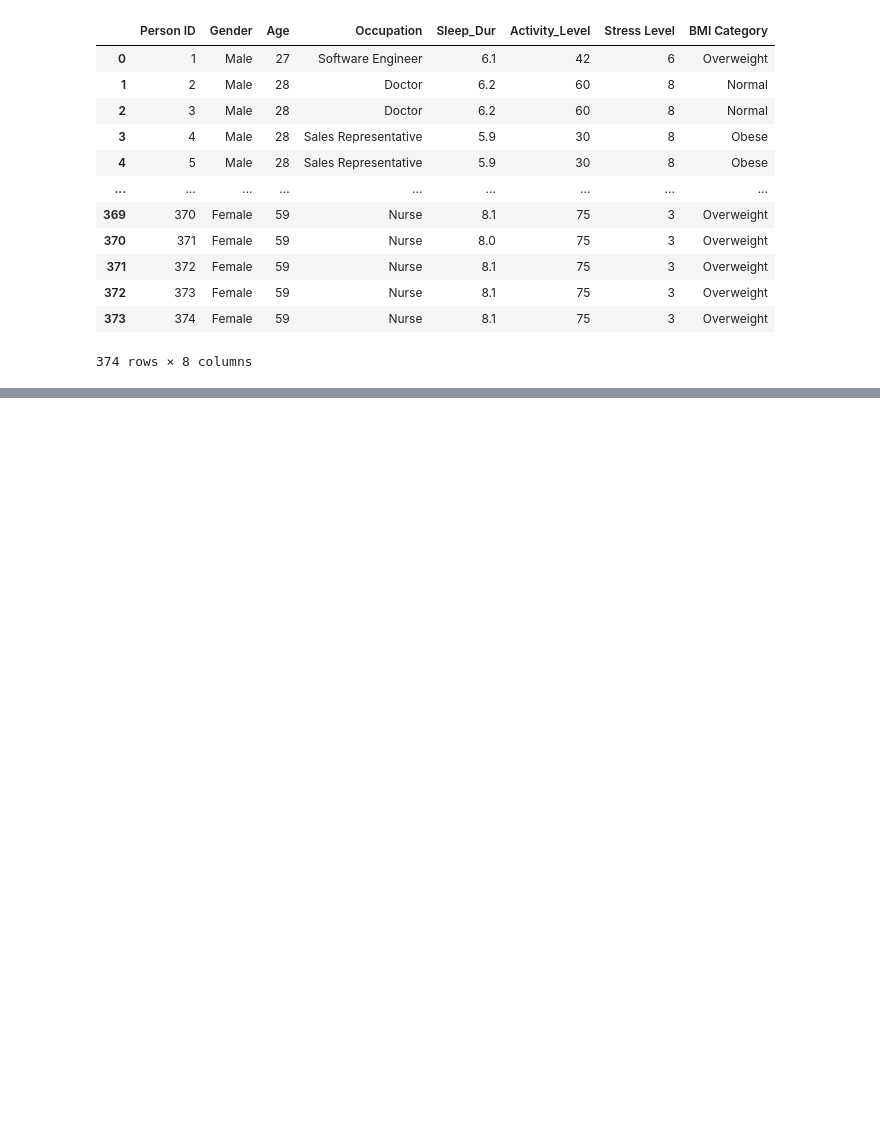
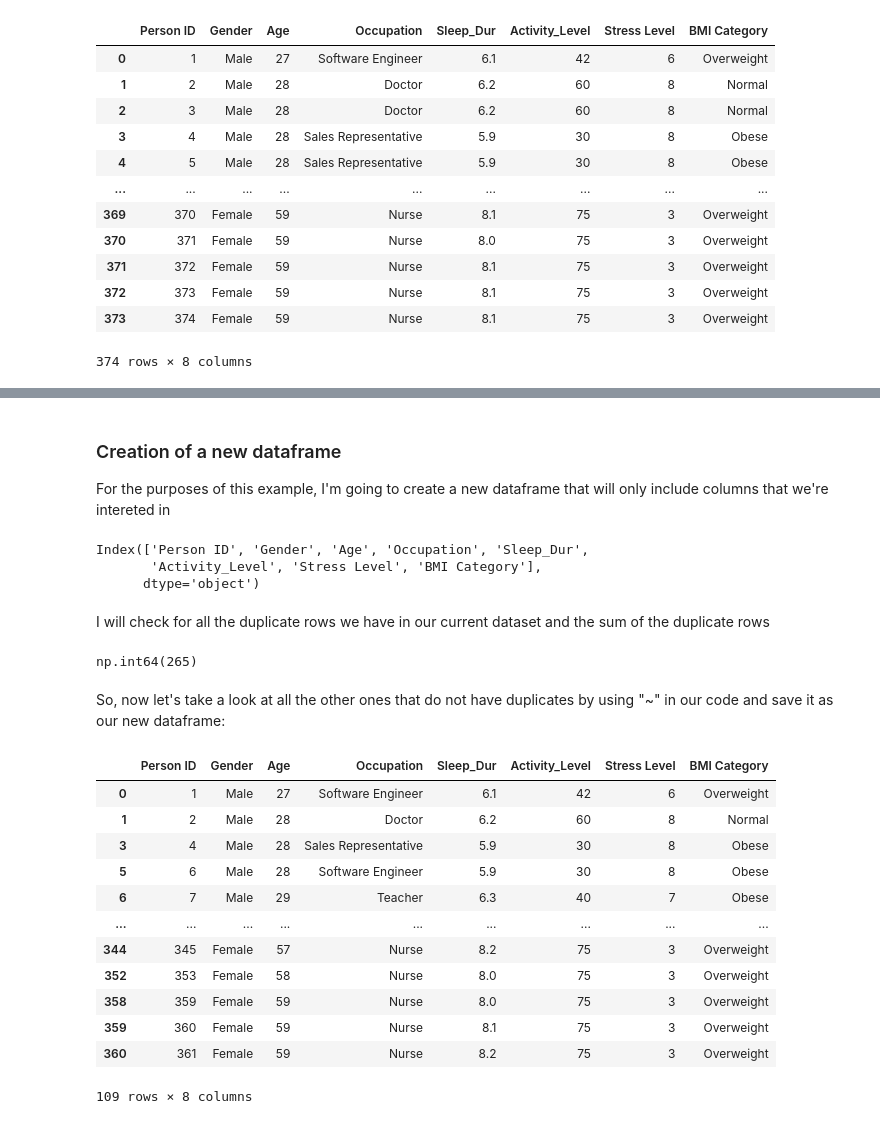
Before and after one commit to borisgeorgievv-dotcom/Exploratory-Data-Analysis-with-Pandas-Python, a Jupyter notebook: Sleep_Lifestyle_Dataset_from_Kaggle.ipynb, the cells around one changed output, grey strips where cells are left out. Saved outputs shown, nothing was run; the diff lists cells and outputs as text; code cells hidden in the pictures; blank space fills up the shorter version.

```diff
--- a/Sleep_Lifestyle_Dataset_from_Kaggle.ipynb
+++ b/Sleep_Lifestyle_Dataset_from_Kaggle.ipynb
@@ -105,0 +139,34 @@ sl_data_short
+# %% [markdown]
+### Creation of a new dataframe
+For the purposes of this example, I'm going to create a new dataframe that will only include columns that we're intereted in
+# %%
+sl_data_short.columns
+# %% [output]
+Index(['Person ID', 'Gender', 'Age', 'Occupation', 'Sleep_Dur',
+       'Activity_Level', 'Stress Level', 'BMI Category'],
+      dtype='object')
+# %% [markdown]
+I will check for all the duplicate rows we have in our current dataset and the sum of the duplicate rows
+# %%
+sl_data_short.duplicated(subset=['Gender', 'Age', 'Occupation', 'Sleep_Dur','Activity_Level', 'Stress Level', 'BMI Category']).sum()
+# %% [output]
+np.int64(265)
+# %% [markdown]
+So, now let's take a look at all the other ones that do not have duplicates by using "~" in our code and save it as our new dataframe:
+# %%
+sl_data_short = sl_data_short.loc[~sl_data_short.duplicated(subset=['Gender', 'Age', 'Occupation', 'Sleep_Dur','Activity_Level', 'Stress Level', 'BMI Category'])]
+sl_data_short
+# %% [output]
+|  | Person ID | Gender | Age | Occupation | Sleep_Dur | Activity_Level | Stress Level | BMI Category |
+| 0 | 1 | Male | 27 | Software Engineer | 6.1 | 42 | 6 | Overweight |
+| 1 | 2 | Male | 28 | Doctor | 6.2 | 60 | 8 | Normal |
+| 3 | 4 | Male | 28 | Sales Representative | 5.9 | 30 | 8 | Obese |
+| 5 | 6 | Male | 28 | Software Engineer | 5.9 | 30 | 8 | Obese |
+| 6 | 7 | Male | 29 | Teacher | 6.3 | 40 | 7 | Obese |
+| ... | ... | ... | ... | ... | ... | ... | ... | ... |
+| 344 | 345 | Female | 57 | Nurse | 8.2 | 75 | 3 | Overweight |
+| 352 | 353 | Female | 58 | Nurse | 8.0 | 75 | 3 | Overweight |
+| 358 | 359 | Female | 59 | Nurse | 8.0 | 75 | 3 | Overweight |
+| 359 | 360 | Female | 59 | Nurse | 8.1 | 75 | 3 | Overweight |
+| 360 | 361 | Female | 59 | Nurse | 8.2 | 75 | 3 | Overweight |
+109 rows × 8 columns
```
Also changed, not shown: parts of 20 cells of this notebook.
